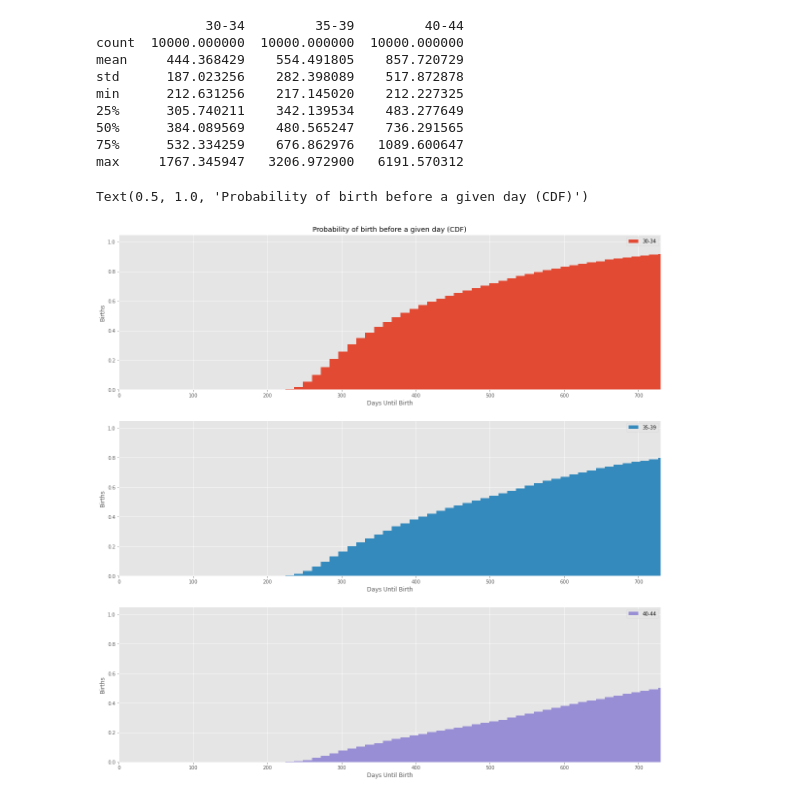
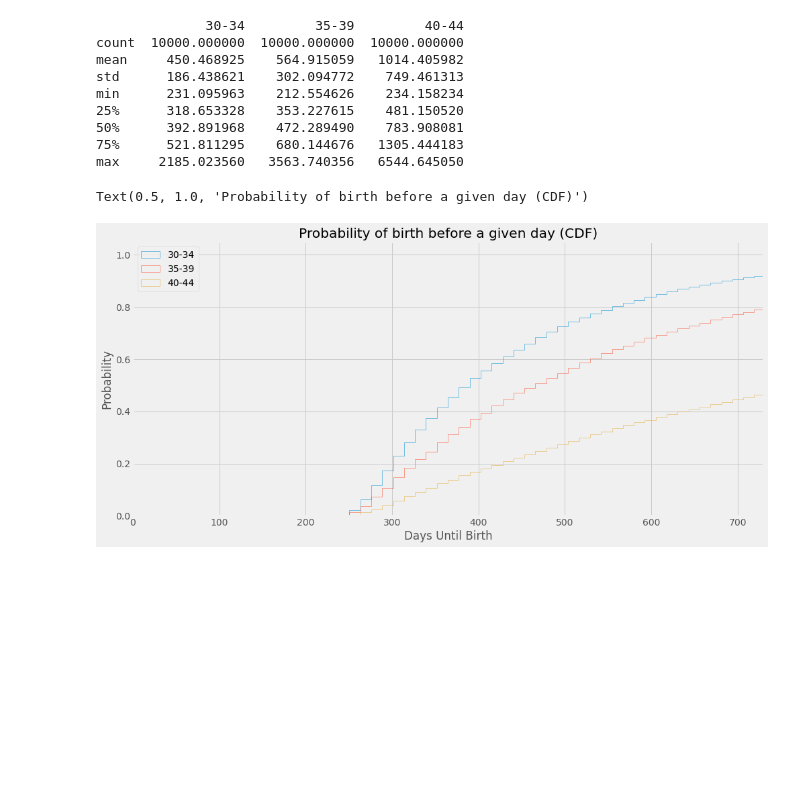
Before and after one commit to beala/covid_forecasts, a Jupyter notebook: baby-forecast/Baby forecast.ipynb, the cells around one changed output. Saved outputs shown, nothing was run; the diff lists cells and outputs as text; code cells hidden in the pictures; blank space fills up the shorter version.

```diff
--- a/baby-forecast/Baby forecast.ipynb
+++ b/baby-forecast/Baby forecast.ipynb
@@ -7,7 +7,7 @@ import pandas as pd
 import matplotlib.pyplot as plt
 import datetime
 
-plt.style.use('ggplot')
+plt.style.use('fivethirtyeight')
 # %%
 parameters = {
     "30-34":{
@@ -28,53 +28,55 @@ parameters = {
 }
 # %%
 def attempt(params, t=0):
-    days_to_conception = pyro.distributions.Geometric(params["conception"]).sample() * 28
-    miscarriage = pyro.distributions.Bernoulli(params["miscarriage"]).sample()
-    stillborn = pyro.distributions.Bernoulli(params["stillbirth"]).sample()
-    if miscarriage.item() == 1 or stillborn == 1:
-        days_to_conception = attempt(params, days_to_conception+t)
+    days_to_conception = pyro.distributions.Geometric(params["conception"]).sample().item() * 28
+
+    if pyro.distributions.Bernoulli(params["miscarriage"]).sample().item() == 1:
+        wasted_days = np.round(np.random.uniform(low=1, high=3))*28
+        return attempt(params, t + days_to_conception + wasted_days)
+
+    if  pyro.distributions.Bernoulli(params["stillbirth"]).sample().item() == 1:
+        wasted_days = np.round(np.random.uniform(low=4, high=9))*28
+        return attempt(params, t + days_to_conception + wasted_days)
+
     gestation_days = pyro.distributions.Normal(280, 16).sample().item()
-    day_of_menstruation = days_to_conception - 14
-    return gestation_days + day_of_menstruation
+
+    return t + days_to_conception + gestation_days
 # %%
 simulations=10000
 results = {}
 for age,params in parameters.items():
     days = []
     for _ in range(simulations):
-        days.append(attempt(params).item())
+        days.append(attempt(params))
     results[age] = days
 # %%
 days_df = pd.DataFrame(results)
 print(days_df.describe())
 axes = days_df.plot(
     kind='hist',
-    figsize=(20,20),
+    figsize=(15,7),
     bins=500,
     xlim=(0,365*2),
-    subplots=True,
-    sharey=True,
-    sharex=False,
     cumulative=True,
     density=True,
+    histtype='step',
 )
-for ax in axes:
-    ax.set_xlabel("Days Until Birth")
-    ax.set_ylabel("Births")
+axes.set_xlabel("Days Until Birth")
+axes.set_ylabel("Probability")
 
-axes[0].set_title(f"Probability of birth before a given day (CDF)")
+axes.set_title(f"Probability of birth before a given day (CDF)")
 # %% [output]
               30-34         35-39         40-44
 count  10000.000000  10000.000000  10000.000000
-mean     444.368429    554.491805    857.720729
-std      187.023256    282.398089    517.872878
-min      212.631256    217.145020    212.227325
-25%      305.740211    342.139534    483.277649
-50%      384.089569    480.565247    736.291565
-75%      532.334259    676.862976   1089.600647
-max     1767.345947   3206.972900   6191.570312
+mean     450.468925    564.915059   1014.405982
+std      186.438621    302.094772    749.461313
+min      231.095963    212.554626    234.158234
+25%      318.653328    353.227615    481.150520
+50%      392.891968    472.289490    783.908081
+75%      521.811295    680.144676   1305.444183
+max     2185.023560   3563.740356   6544.645050
 Text(0.5, 1.0, 'Probability of birth before a given day (CDF)')
-[figure, old version]
+[figure, new version]
 # %%
 axes = days_df.plot(
     kind='hist',
```
Also changed, not shown: parts of 2 cells of this notebook.
